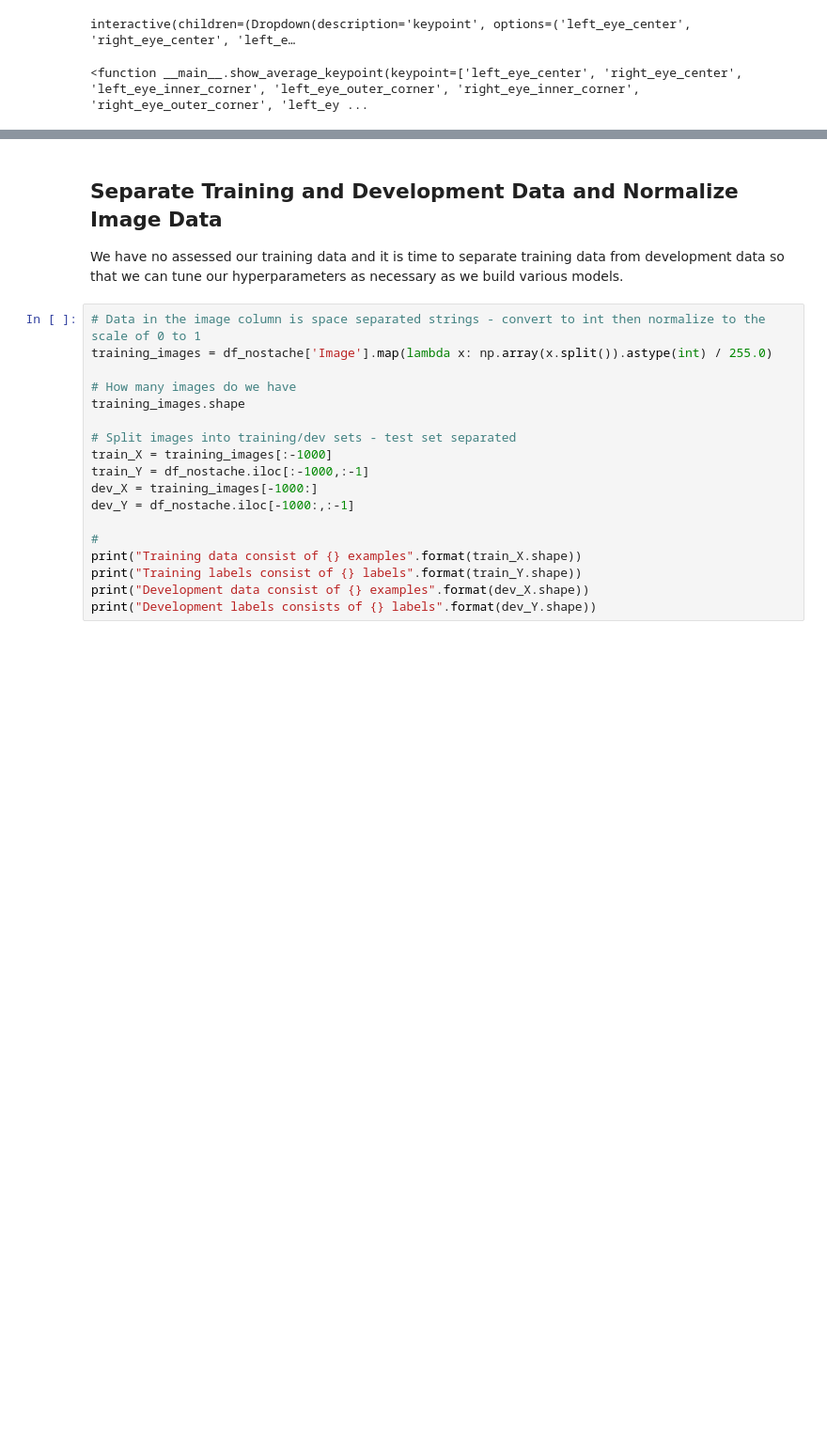
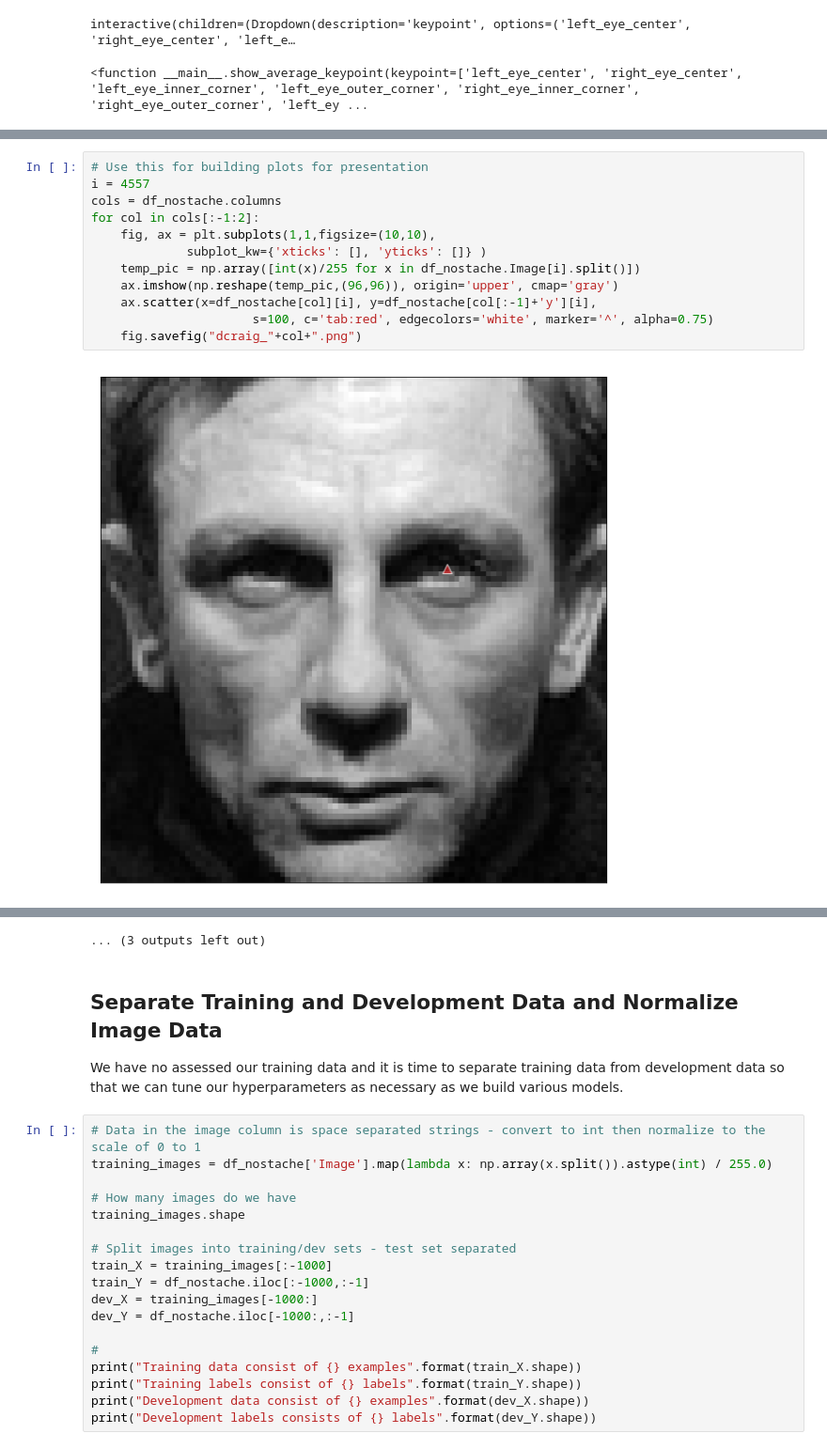
Before and after one commit to tomgoter/w207_finalproject, a Jupyter notebook: DataExploration.ipynb, the cells around one changed output, grey strips where cells are left out. Shown at 94% size. Saved outputs shown, nothing was run; the diff lists cells and outputs as text; blank space fills up the shorter version.

```diff
--- a/DataExploration.ipynb
+++ b/DataExploration.ipynb
@@ -285,0 +340,14 @@ interactive(children=(Dropdown(description='keypoint', options=('left_eye_center
+# %%
+# Use this for building plots for presentation
+i = 4557
+cols = df_nostache.columns
+for col in cols[:-1:2]:
+    fig, ax = plt.subplots(1,1,figsize=(10,10),
+             subplot_kw={'xticks': [], 'yticks': []} )
+    temp_pic = np.array([int(x)/255 for x in df_nostache.Image[i].split()])
+    ax.imshow(np.reshape(temp_pic,(96,96)), origin='upper', cmap='gray')
+    ax.scatter(x=df_nostache[col][i], y=df_nostache[col[:-1]+'y'][i],
+                      s=100, c='tab:red', edgecolors='white', marker='^', alpha=0.75)
+    fig.savefig("dcraig_"+col+".png")
+# %% [output]
+[figure, added]
@@ -286,3 +365,4 @@ interactive(children=(Dropdown(description='keypoint', options=('left_eye_center
+... (3 outputs left out)
 # %% [markdown]
 ## Separate Training and Development Data and Normalize Image Data
 We have no assessed our training data and it is time to separate training data from development data so that we can tune our hyperparameters as necessary as we build various models.
```
Also changed, not shown: parts of 16 cells of this notebook.
